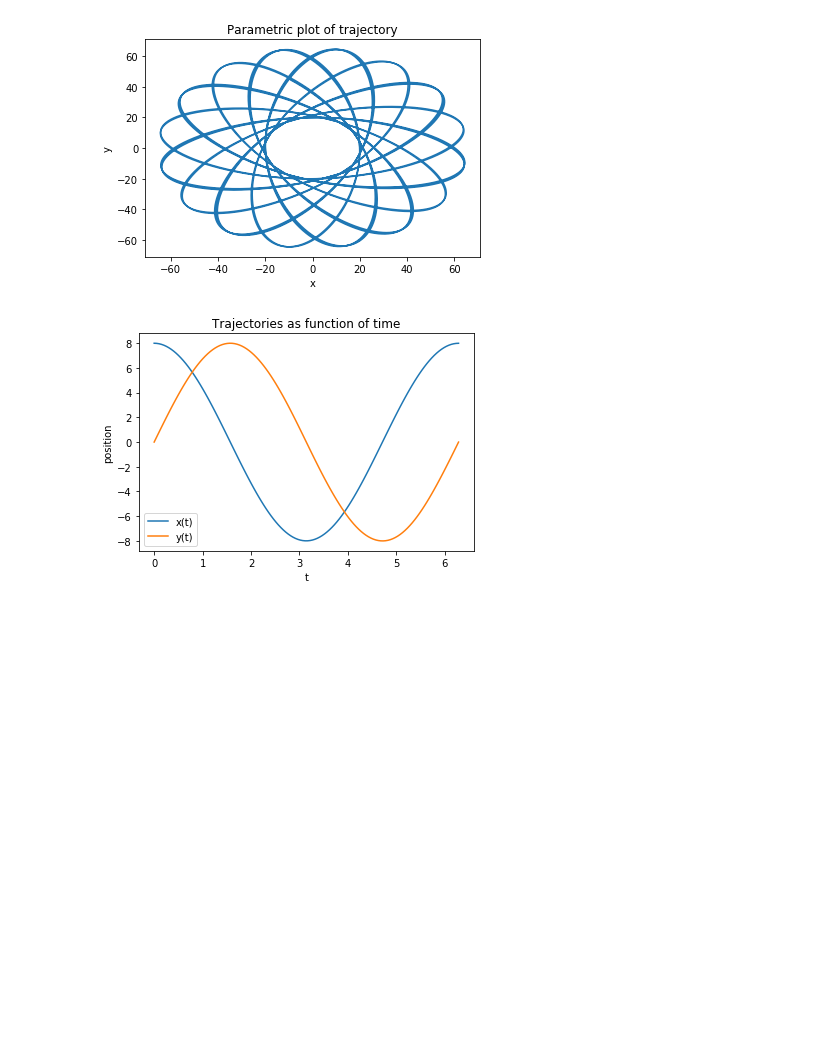
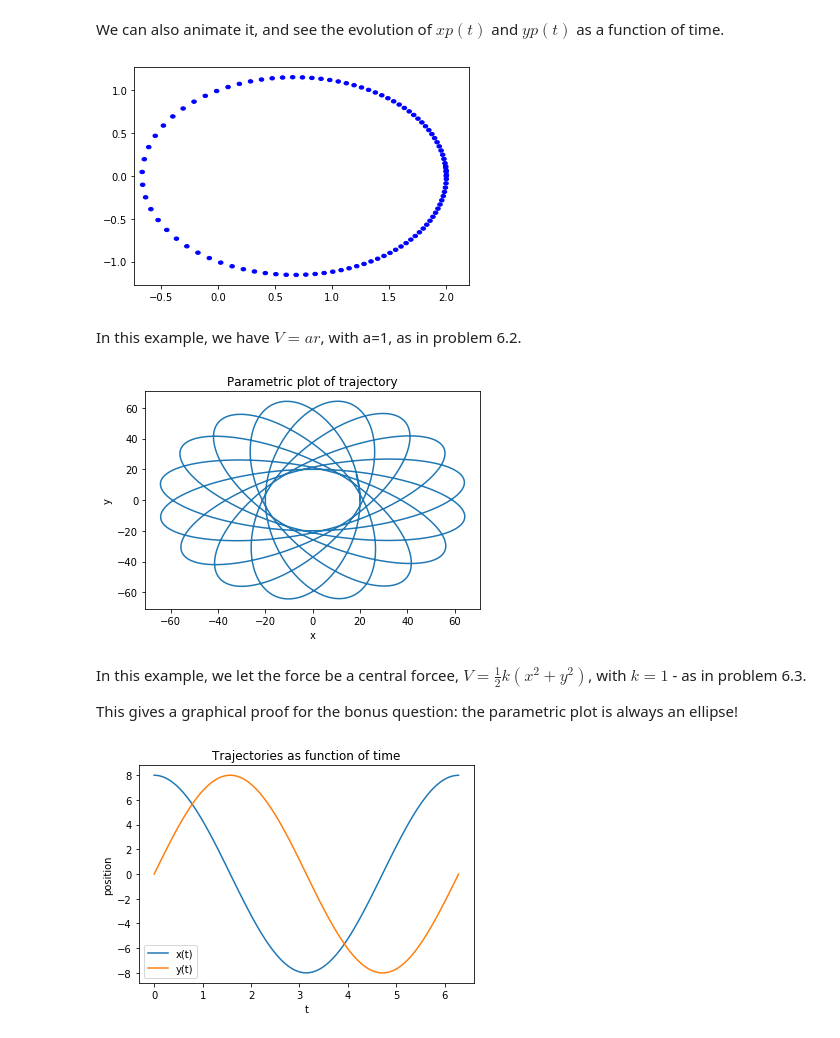
Before and after one commit to MarcBarroso/Numerical_exercise, a Jupyter notebook: numerical.ipynb, the cells around one changed output. Drawn from its saved outputs; the diff is of its cells as text; code cells hidden in the pictures; blank space fills up the shorter version.

```diff
--- a/numerical.ipynb
+++ b/numerical.ipynb
@@ -26,16 +48,30 @@ plt.show()
+# %% [markdown]
+We can also animate it, and see the evolution of $xp(t)$ and $yp(t)$ as a function of time.
+# %%
+%matplotlib tk
+animate(xp, yp, t, 0.02);
+# %% [output]
+[figure, added]
+# %% [markdown]
+In this example, we have $V = a r$, with a=1, as in problem 6.2.
 # %%
 #In this example, we let the force be a central forcee, V = a*r, with k=1, as in problem 6.2
 #We also define the energy, in case we want to see how it evolves with time (due to numerical errors)
+%matplotlib inline
 def force_fct(t, x, y, vx, vy):
     r = np.sqrt(x*x+y*y)
     return [-x/r, -y/r, vx, vy]
 
-sol, t = solve_eom(0, 1000, 20, 0, 0, 10, force_fct)
+xp, dxp, yp, dyp, t = solve_eom(0, 390, 20, 0, 0, 10, force_fct)
 
 #plot_trajectory(sol, t)
 #plot_velocities(sol, t)
-plot_xy_plane(sol, t)
+plot_xy_plane(xp, yp)
 plt.show()
 # %% [output]
-[figure, old version]
+[figure, new version]
+# %% [markdown]
+In this example, we let the force be a central forcee, $V = \frac{1}{2}k (x^2+y^2)$, with $k = 1$ - as in problem 6.3.
+
+This gives a graphical proof for the bonus question: the parametric plot is always an ellipse!
 # %%
```
Also changed, not shown: parts of 19 cells of this notebook.
